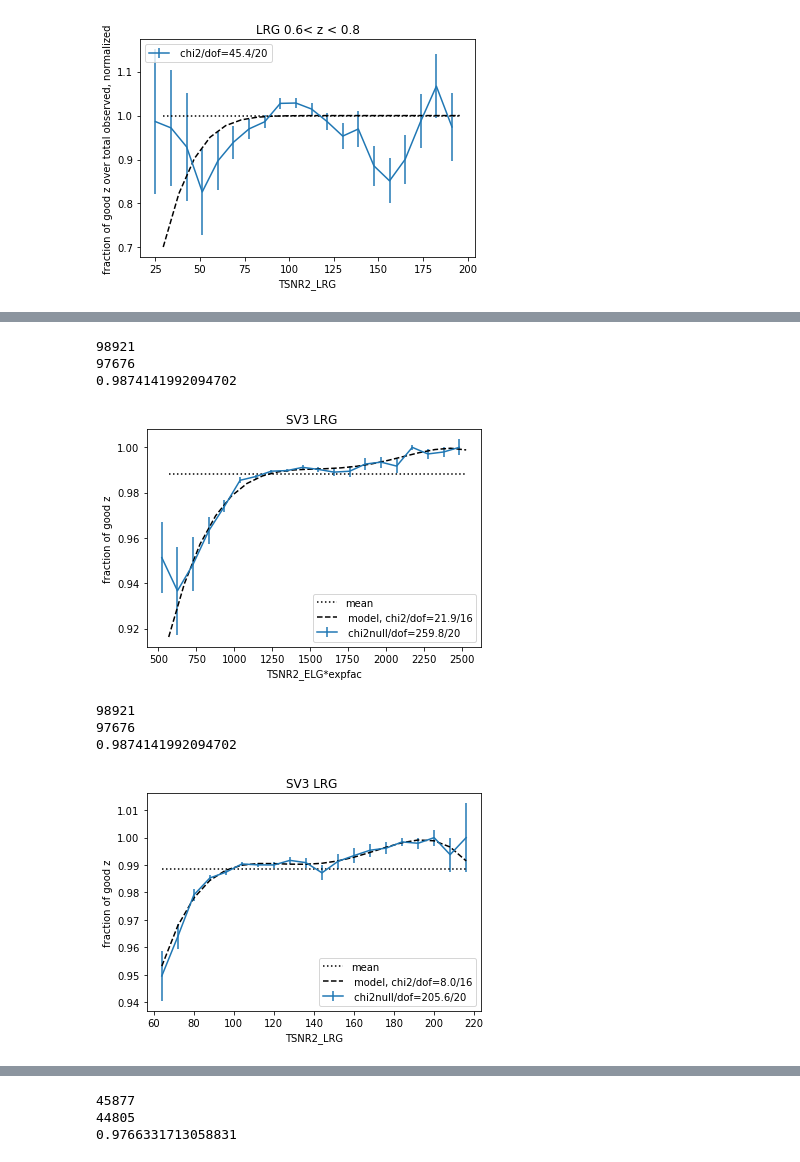
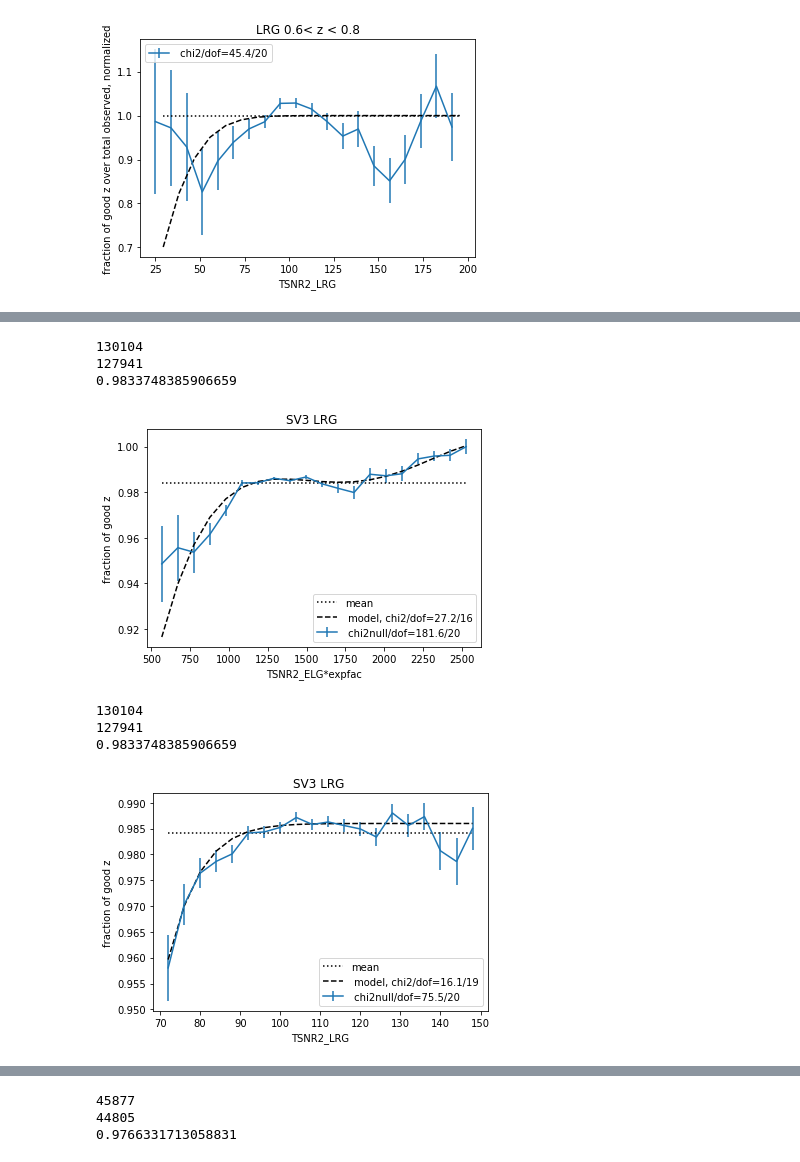
Before and after one commit to desihub/LSS, a Jupyter notebook: Sandbox/SV3LRG.ipynb, the cells around one changed output, grey strips where cells are left out. Saved outputs shown, nothing was run; the diff lists cells and outputs as text; code cells hidden in the pictures.

```diff
--- a/Sandbox/SV3LRG.ipynb
+++ b/Sandbox/SV3LRG.ipynb
@@ -489,7 +1005,7 @@ efac = 8.60
 wa = ff['LOCATION_ASSIGNED'] == 1
 wa &= ff['FIBERSTATUS'] == 0
 wa &= ff['TSNR2_LRG'] != 1e20
-wgh = wa & (ff['ZWARN'] == 0)
+wgh = wa & (ff['ZWARN'] == 0) & (ff['DELTACHI2'] > 16)
 print(len(ff[wa]))
 #wgh &= ff['Z'] > zmin
 #wgh &= ff['Z'] < zmax
@@ -524,7 +1040,7 @@ for i in range(0,deg+1):
 #em = coeff[0]*vs**4+coeff[1]*vs**3+coeff[2]*vs**2.+coeff[3]*vs +coeff[4]
 chi2null = np.sum((dl-fr)**2./el**2.)
 chi2m = np.sum((dl+em-1)**2./el**2.)
-plt.errorbar(a[1][:-1]*efac+bs/2.,dl,el,label=' chi2null/dof='+str(round(chi2null,1))+'/'+str(nb))#,fmt='ko')
+plt.errorbar((a[1][:-1]+bs/2.)*efac,dl,el,label=' chi2null/dof='+str(round(chi2null,1))+'/'+str(nb))#,fmt='ko')
 
 
 ol = np.ones(len(vs))*fr#*0.54
@@ -536,16 +1052,16 @@ plt.ylabel('fraction of good z')
 plt.legend(loc='lower right')
 plt.show()
 # %% [output]
-98921
-97676
-0.9874141992094702
+130104
+127941
+0.9833748385906659
-[figure, old version]
+[figure, new version]
 # %%
 efac = 1#8.60
 wa = ff['LOCATION_ASSIGNED'] == 1
 wa &= ff['FIBERSTATUS'] == 0
 wa &= ff['TSNR2_LRG'] != 1e20
-wgh = wa & (ff['ZWARN'] == 0)
+wgh = wa & (ff['ZWARN'] == 0) & (ff['DELTACHI2'] > 16)
 print(len(ff[wa]))
 #wgh &= ff['Z'] > zmin
 #wgh &= ff['Z'] < zmax
@@ -554,45 +1070,45 @@ print(len(ff[wgh]))
 ffo = ff[wa]
 ffz = ff[wgh]
 print(len(ffz)/len(ffo))
-rng = (60,220)
+rng = (70,150)
 nb = 20
 bs = (rng[1]-rng[0])/nb
 a = np.histogram(ffz['TSNR2_LRG'],bins=nb,range=rng)
 b = np.histogram(ffo['TSNR2_LRG'],bins=a[1])
 #plt.clf()
 fr = np.sum(a[0])/np.sum(b[0])
 dl = a[0]/b[0]#/fr
 varl = dl*b[0]*(1.-dl) #variance for binomial distribution
 wv = varl == 0
 varl[wv] = 1
 el = np.sqrt(varl)/b[0]#/fr
 #el = np.sqrt(b[0]-a[0])/b[0]
 #(nt*nnwt/nt*(1.-nnwt/nt))**.5/nt
 
 vs = a[1][:-1]+bs/2.
 ol = np.ones(len(vs))#*0.74
-deg = 4
-coeff = np.polyfit(vs,1-dl,deg,w=1/el)
-#em = erf((vs)/50)*.975
-em = np.zeros(len(vs))
-for i in range(0,deg+1):
-    em += coeff[i]*vs**(deg-i)
+deg = 1
+#coeff = np.polyfit(vs**.5,1-dl,deg,w=1/el)
+em = erf((vs-25)/30)*.986
+#em = np.zeros(len(vs))
+#for i in range(0,deg+1):
+#    em += coeff[i]*vs**(.5*(deg-i))
 #em = coeff[0]*vs**4+coeff[1]*vs**3+coeff[2]*vs**2.+coeff[3]*vs +coeff[4]
 chi2null = np.sum((dl-fr)**2./el**2.)
-chi2m = np.sum((dl+em-1)**2./el**2.)
+chi2m = np.sum((dl-em)**2./el**2.)
 plt.errorbar(a[1][:-1]*efac+bs/2.,dl,el,label=' chi2null/dof='+str(round(chi2null,1))+'/'+str(nb))#,fmt='ko')
 
 
 ol = np.ones(len(vs))*fr#*0.54
 plt.plot(vs*efac,ol,'k:',label='mean')
-plt.plot(vs*efac,1-em,'k--',label=' model, chi2/dof='+str(round(chi2m,1))+'/'+str(nb-deg))
+plt.plot(vs*efac,em,'k--',label=' model, chi2/dof='+str(round(chi2m,1))+'/'+str(nb-deg))
 plt.title('SV3 LRG ')
 plt.xlabel('TSNR2_LRG')
 plt.ylabel('fraction of good z')
 plt.legend(loc='lower right')
 plt.show()
 # %% [output]
-98921
-97676
-0.9874141992094702
+130104
+127941
+0.9833748385906659
-[figure, old version]
+[figure, new version]
```
Also changed, not shown: parts of 56 cells of this notebook.
